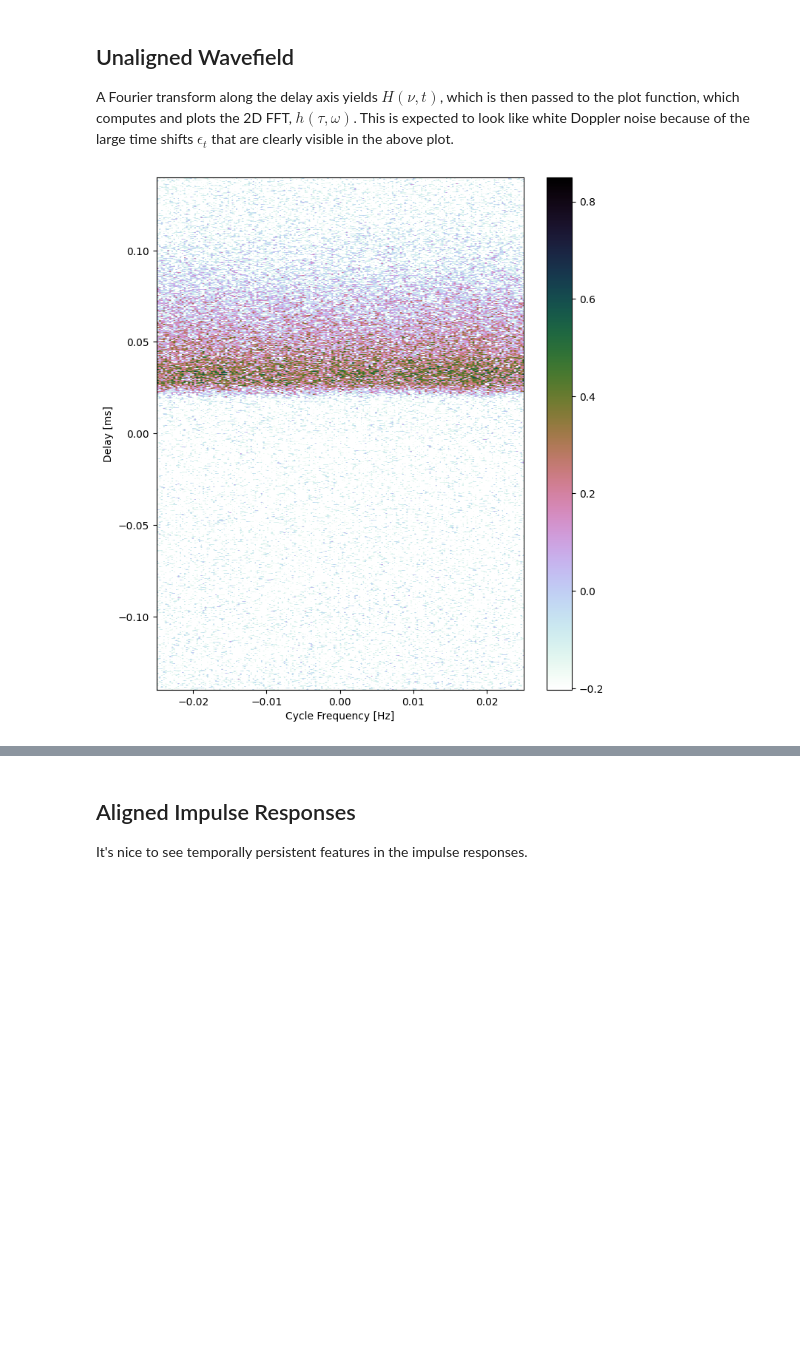
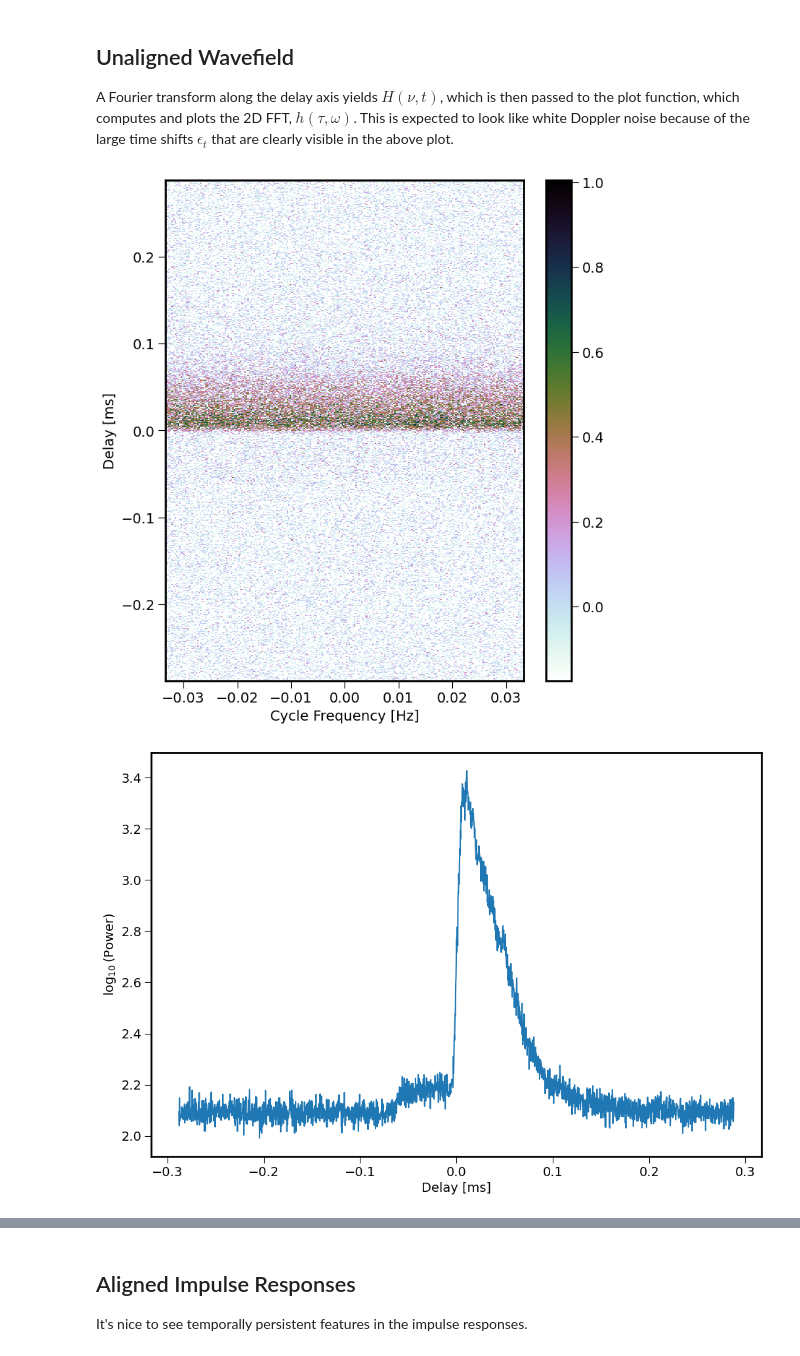
Before and after one commit to straten/dyncycpy, a Jupyter notebook: Align_to_Neighbour.ipynb, the cells around one changed output, grey strips where cells are left out. Cells and saved outputs as stored; diff of their text form; code cells hidden in the pictures; blank space fills up the shorter version.

```diff
--- a/Align_to_Neighbour.ipynb
+++ b/Align_to_Neighbour.ipynb
@@ -34,6 +35,8 @@ ntime = ext.get_ntime()
 
 # take conjugate because git_pulse_filters.fits contains matched filters
 h_time_freq = np.conj(np.reshape(data, (ntime, nchan)))
+h_time_delay = freq2time(h_time_freq, axis=1)
+h_doppler_delay = time2freq(h_time_delay, axis=0)
 
 start_time = ext.get_minimum_epoch ()
 end_time = ext.get_maximum_epoch ()
@@ -45,6 +48,4 @@ bw = ext.get_bandwidth()
 cfreq = ext.get_centre_frequency()
 
 print(f"{nchan=} centre frequency={cfreq} bandwidth={bw}")
-
-h_time_delay = ifft(h_time_freq,axis=1,norm="ortho")
 # %% [output]
@@ -72,5 +73,6 @@ def plot_time_vs_delay (h_time_delay, dT, cfreq, bw):
     ax.set_ylabel("Delay [ms]")
     fig.colorbar(img)
 
+h_time_delay=np.roll(h_time_delay, -250, axis=1)
 plot_time_vs_delay(h_time_delay, dT, cfreq, bw)
 # %% [output]
@@ -81,30 +83,10 @@ Average Power: 1.0000000000000002
 
 A Fourier transform along the delay axis yields $H(\nu,t)$, which is then passed to the plot function, which computes and plots the 2D FFT, $h(\tau,\omega)$.  This is expected to look like white Doppler noise because of the large time shifts $\epsilon_t$ that are clearly visible in the above plot.
 # %%
-def plot_Doppler_vs_delay (h_time_freq, dT, cfreq, bw):
-
-    h_time_delay = freq2time(h_time_freq, axis=1)
-    h_doppler_delay = time2freq(h_time_delay, axis=0)
-
-    ntime, ntap = h_time_delay.shape
-
-    delta_delay_mus = np.abs(1.0 / bw)
-    max_delay_ms = delta_delay_mus * ntap * 0.5e-3
-    max_Doppler_Hz = .5 / dT
-
-    extent=[-max_Doppler_Hz, max_Doppler_Hz, -max_delay_ms, max_delay_ms]
-
-    plotthis = np.log10(np.abs(fftshift(h_doppler_delay)) + 1e-2)
-    plotmed = np.median(plotthis)
-    fig, ax = plt.subplots(figsize=(8, 9))
-
-    ax.set_xlabel("Cycle Frequency [Hz]")
-    ax.set_ylabel("Delay [ms]")
-    img = ax.imshow(plotthis.T, aspect="auto", origin="lower", cmap="cubehelix_r", vmin=plotmed, extent=extent)
-
-    fig.colorbar(img)
-
-plot_Doppler_vs_delay(h_time_freq, dT, cfreq, bw)
+h_doppler_delay = time2freq(h_time_delay, axis=0)
+plot_Doppler_vs_delay(h_doppler_delay, dT, bw)
+plot_power_vs_delay(h_doppler_delay, bw)
 # %% [output]
-[figure, old version]
+[figure, new version]
+[figure, added]
 # %%
```
Also changed, not shown: parts of 7 cells of this notebook.
